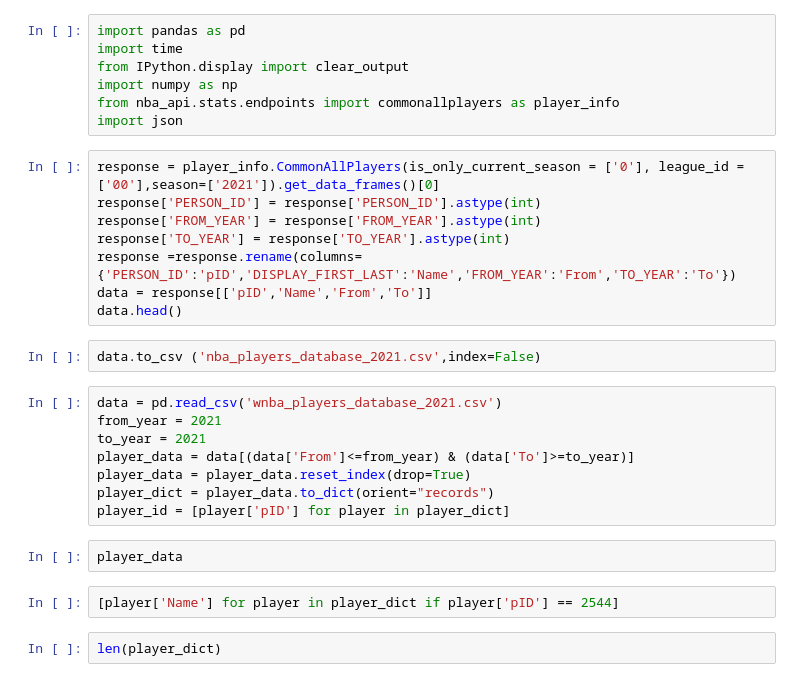
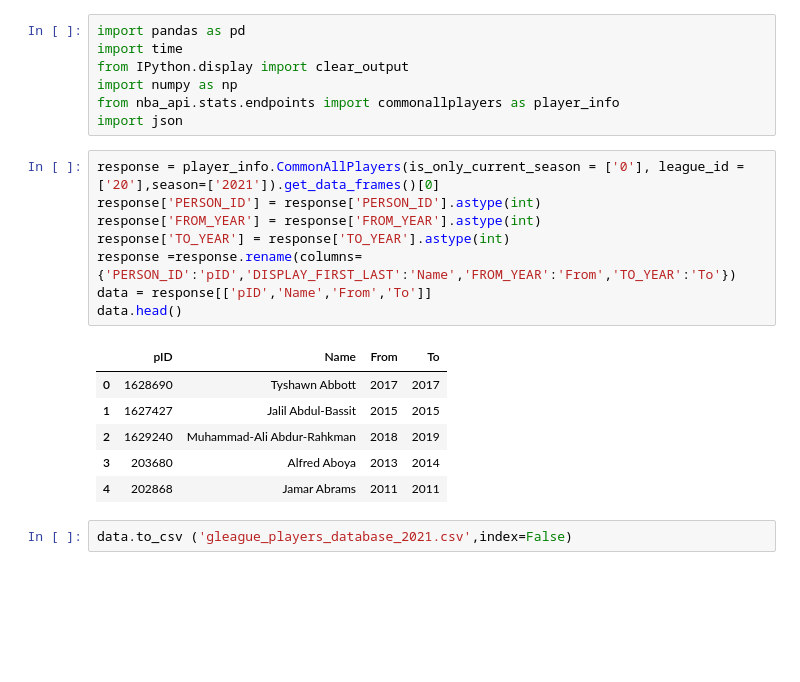
Before and after one commit to sravanpannala/NBA, a Jupyter notebook: Save_Player_League_Data/players_season.ipynb, the cells around one changed output. Drawn from its saved outputs; the diff is of its cells as text; blank space fills up the shorter version.

```diff
--- a/Save_Player_League_Data/players_season.ipynb
+++ b/Save_Player_League_Data/players_season.ipynb
@@ -8,26 +8,19 @@ import numpy as np
 from nba_api.stats.endpoints import commonallplayers as player_info
 import json
 # %%
-response = player_info.CommonAllPlayers(is_only_current_season = ['0'],	league_id = ['00'],season=['2021']).get_data_frames()[0]
+response = player_info.CommonAllPlayers(is_only_current_season = ['0'],	league_id = ['20'],season=['2021']).get_data_frames()[0]
 response['PERSON_ID'] = response['PERSON_ID'].astype(int)
 response['FROM_YEAR'] = response['FROM_YEAR'].astype(int)
 response['TO_YEAR'] = response['TO_YEAR'].astype(int)
 response =response.rename(columns={'PERSON_ID':'pID','DISPLAY_FIRST_LAST':'Name','FROM_YEAR':'From','TO_YEAR':'To'})
 data = response[['pID','Name','From','To']]
 data.head()
+# %% [output]
+|  | pID | Name | From | To |
+| 0 | 1628690 | Tyshawn Abbott | 2017 | 2017 |
+| 1 | 1627427 | Jalil Abdul-Bassit | 2015 | 2015 |
+| 2 | 1629240 | Muhammad-Ali Abdur-Rahkman | 2018 | 2019 |
+| 3 | 203680 | Alfred Aboya | 2013 | 2014 |
+| 4 | 202868 | Jamar Abrams | 2011 | 2011 |
 # %%
-data.to_csv ('nba_players_database_2021.csv',index=False)
+data.to_csv ('gleague_players_database_2021.csv',index=False)
-# %%
-data = pd.read_csv('wnba_players_database_2021.csv')
-from_year = 2021
-to_year = 2021
-player_data = data[(data['From']<=from_year) & (data['To']>=to_year)]
-player_data = player_data.reset_index(drop=True)
-player_dict = player_data.to_dict(orient="records")
-player_id = [player['pID'] for player in player_dict]
-# %%
-player_data
-# %%
-[player['Name'] for player in player_dict if player['pID'] == 2544]
-# %%
-len(player_dict)
```
Also changed, not shown: 6 other files.
